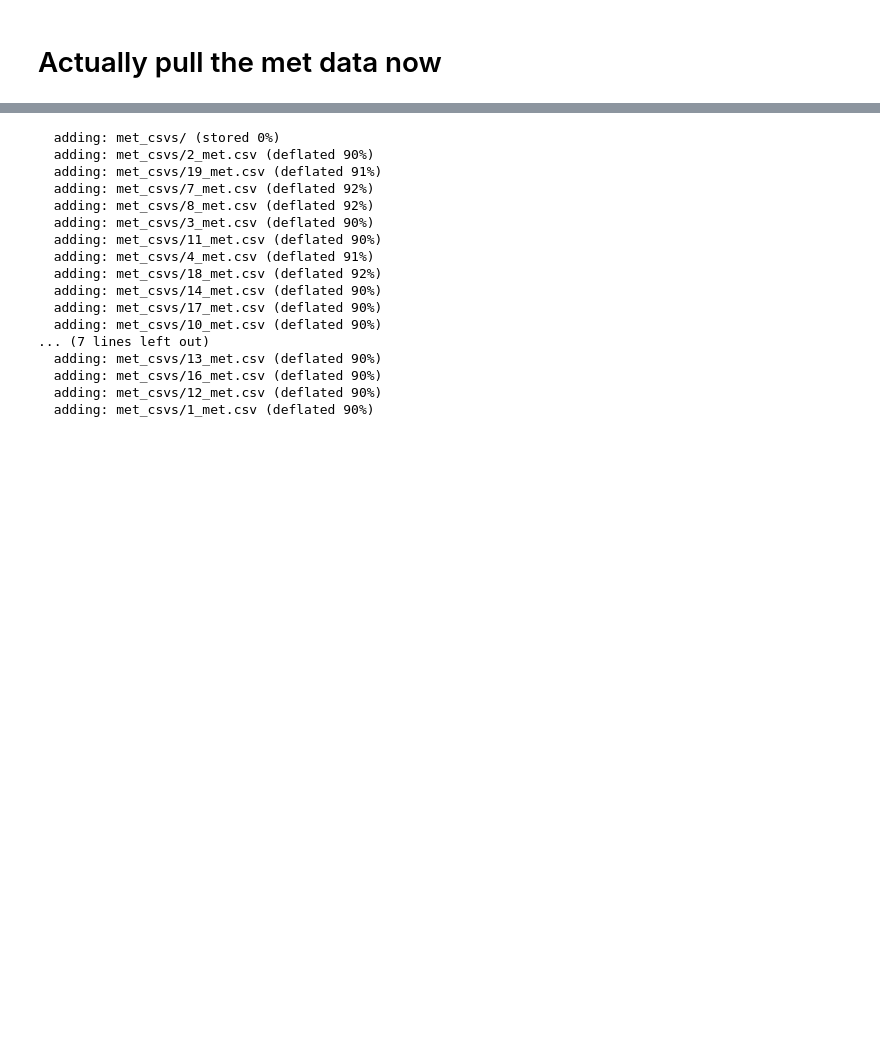
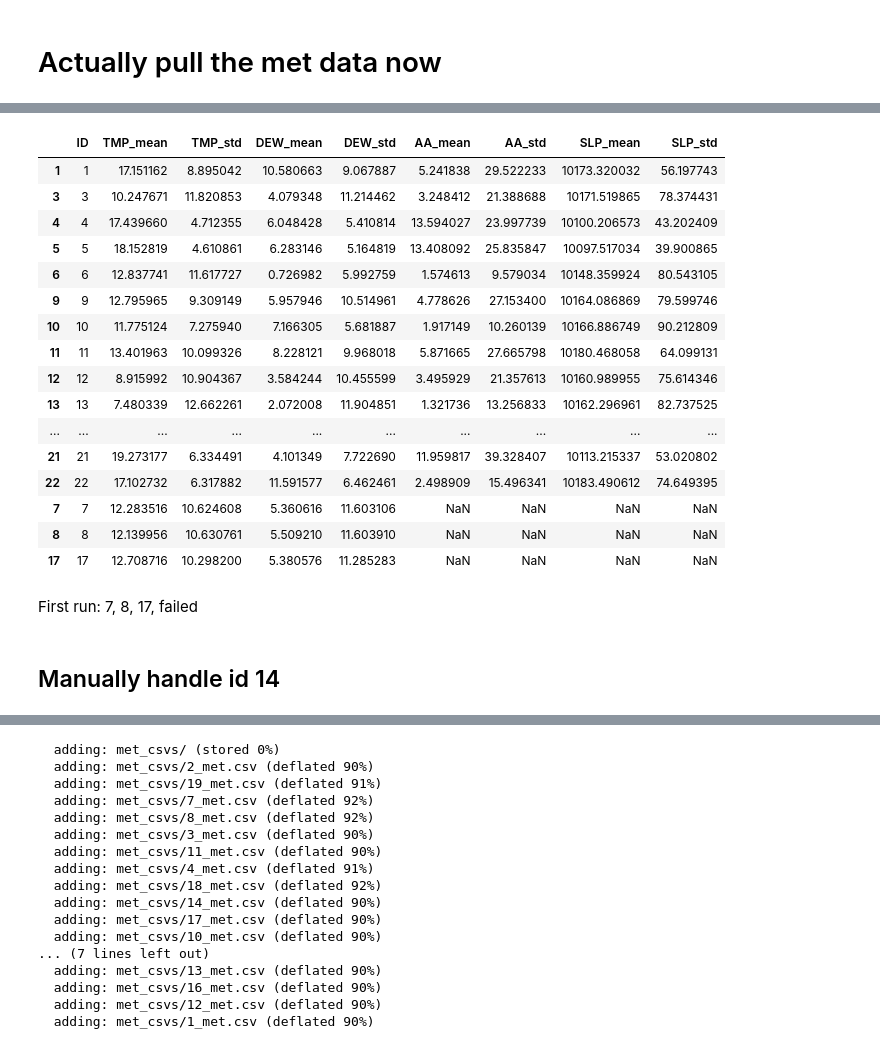
Before and after one commit to thomaslu678/Praxis-Lab-25-26, a Jupyter notebook: met/fetch_met_metadata.ipynb, the cells around one changed output, grey strips where cells are left out. Cells and saved outputs as stored; diff of their text form; code cells hidden in the pictures; blank space fills up the shorter version.

Commit message:
handle all case studies

```diff
--- a/met/fetch_met_metadata.ipynb
+++ b/met/fetch_met_metadata.ipynb
@@ -201,0 +178,2 @@ print(results_df_2[['top_left_lat', 'top_left_lon']])
+# %%
+additional_station = "83075099999"
@@ -243,9 +321,7 @@ for _, row in met_metadata_df.iterrows():
     # -----------------------------
     id_value = str(row["ID"]).strip()
 
-    # Skip ID 15 entirely
-    if id_value == "15":
-        print("Skipping ID 15")
+    if (id_value != "14"):
         continue
 
     station = str(row["Global ID"]).strip()
@@ -255,8 +331,8 @@ for _, row in met_metadata_df.iterrows():
     end_year = int(float(row["End Date"]))
 
     # Expand by +/- 5 years
-    request_start = start_year - 5
-    request_end = min(end_year + 5, current_year)
+    request_start = start_year
+    request_end = min(end_year, current_year)
 
     print(f"\nFetching station {station} for ID {id_value}")
     print(f"Date range: {request_start} -> {request_end}")
@@ -269,7 +345,7 @@ for _, row in met_metadata_df.iterrows():
         "startDate": f"{request_start}-01-01",
         "endDate": f"{request_end}-12-31",
         "dataTypes": (
-            "DATE,TMP,DEW,SLP,WND,AA1,GA1,GF1"
+            "DATE,TMP,DEW,SLP,AA1"
         ),
     }
 
@@ -300,6 +376,8 @@ for _, row in met_metadata_df.iterrows():
             low_memory=False
         )
 
+        manual_df = df
+
         # Handle accidental empty CSV
         if df.empty:
             warnings.warn(f"Empty dataframe for station: {station}")
@@ -313,6 +391,19 @@ for _, row in met_metadata_df.iterrows():
             })
 
             continue
+        else:
+            df, results = process_raw_df(df)
+            similarity_results_df.loc[int(id_value)] = [id_value, *results]
+
+        # Prepare only TMP to export
+        mask = (
+            df['TMP_value'].notna() &
+            (df['TMP_value'] != 9999) &
+            (df['TMP_quality'].isin(["1", "5", "A"]))
+        )
+
+        df = df[mask]
+        df = df[['DATE', 'TMP_value']]
 
         # -----------------------------------------
         # Save CSV
@@ -324,26 +415,10 @@ for _, row in met_metadata_df.iterrows():
         print(f"Saved: {output_path}")
         print(f"Rows: {len(df)}")
 
-        download_results.append({
-            "ID": id_value,
-            "station": station,
-            "success": True,
-            "rows": len(df),
-            "error": None
-        })
-
     except Exception as e:
 
         print(f"FAILED for ID {id_value}: {e}")
 
-        download_results.append({
-            "ID": id_value,
-            "station": station,
-            "success": False,
-            "rows": 0,
-            "error": str(e)
-        })
-
     # Be polite to NOAA
     sleep(0.2)
 # %% [output]
@@ -391,0 +449,24 @@ download_df
+# %%
+similarity_results_df
+# %% [output]
+|  | ID | TMP_mean | TMP_std | DEW_mean | DEW_std | AA_mean | AA_std | SLP_mean | SLP_std |
+| 1 | 1 | 17.151162 | 8.895042 | 10.580663 | 9.067887 | 5.241838 | 29.522233 | 10173.320032 | 56.197743 |
+| 3 | 3 | 10.247671 | 11.820853 | 4.079348 | 11.214462 | 3.248412 | 21.388688 | 10171.519865 | 78.374431 |
+| 4 | 4 | 17.439660 | 4.712355 | 6.048428 | 5.410814 | 13.594027 | 23.997739 | 10100.206573 | 43.202409 |
+| 5 | 5 | 18.152819 | 4.610861 | 6.283146 | 5.164819 | 13.408092 | 25.835847 | 10097.517034 | 39.900865 |
+| 6 | 6 | 12.837741 | 11.617727 | 0.726982 | 5.992759 | 1.574613 | 9.579034 | 10148.359924 | 80.543105 |
+| 9 | 9 | 12.795965 | 9.309149 | 5.957946 | 10.514961 | 4.778626 | 27.153400 | 10164.086869 | 79.599746 |
+| 10 | 10 | 11.775124 | 7.275940 | 7.166305 | 5.681887 | 1.917149 | 10.260139 | 10166.886749 | 90.212809 |
+| 11 | 11 | 13.401963 | 10.099326 | 8.228121 | 9.968018 | 5.871665 | 27.665798 | 10180.468058 | 64.099131 |
+| 12 | 12 | 8.915992 | 10.904367 | 3.584244 | 10.455599 | 3.495929 | 21.357613 | 10160.989955 | 75.614346 |
+| 13 | 13 | 7.480339 | 12.662261 | 2.072008 | 11.904851 | 1.321736 | 13.256833 | 10162.296961 | 82.737525 |
+| ... | ... | ... | ... | ... | ... | ... | ... | ... | ... |
+| 21 | 21 | 19.273177 | 6.334491 | 4.101349 | 7.722690 | 11.959817 | 39.328407 | 10113.215337 | 53.020802 |
+| 22 | 22 | 17.102732 | 6.317882 | 11.591577 | 6.462461 | 2.498909 | 15.496341 | 10183.490612 | 74.649395 |
+| 7 | 7 | 12.283516 | 10.624608 | 5.360616 | 11.603106 | NaN | NaN | NaN | NaN |
+| 8 | 8 | 12.139956 | 10.630761 | 5.509210 | 11.603910 | NaN | NaN | NaN | NaN |
+| 17 | 17 | 12.708716 | 10.298200 | 5.380576 | 11.285283 | NaN | NaN | NaN | NaN |
+# %% [markdown]
+First run: 7, 8, 17, failed
+# %% [markdown]
+## Manually handle id 14
```
Also changed, not shown: parts of 33 cells of this notebook.
